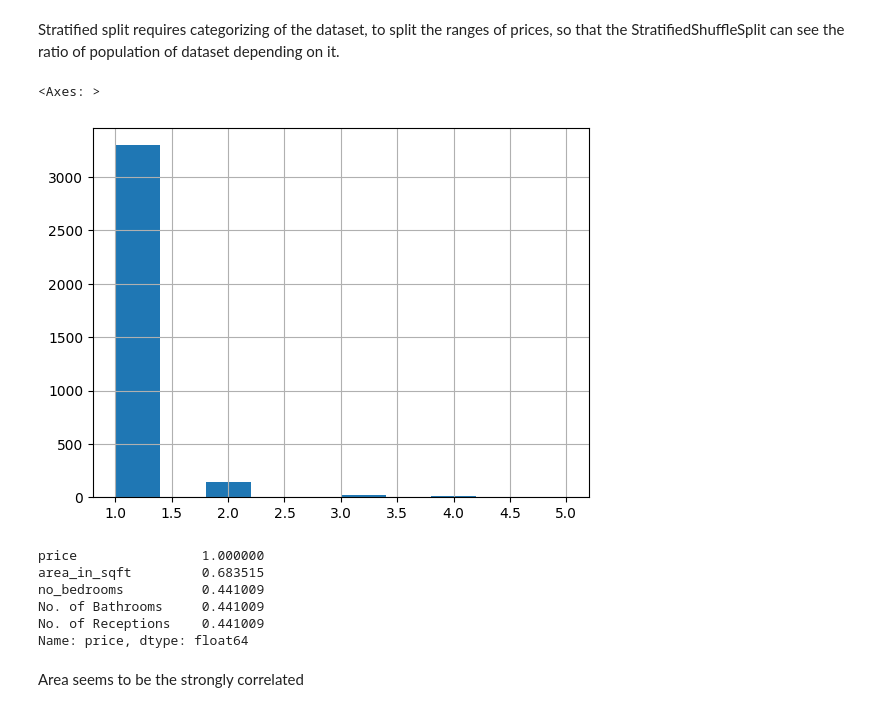
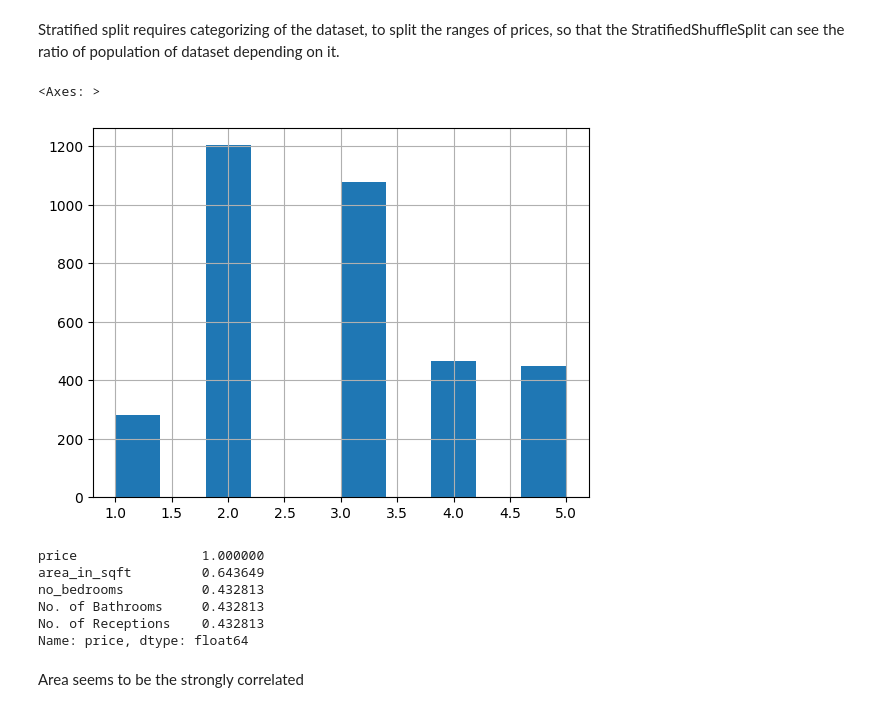
Before and after one commit to jee3153/london_housing_prediction, a Jupyter notebook: london_housing.ipynb, the cells around one changed output. Drawn from its saved outputs; the diff is of its cells as text; code cells hidden in the pictures.

```diff
--- a/london_housing.ipynb
+++ b/london_housing.ipynb
@@ -110,11 +112,11 @@ Stratified split requires categorizing of the dataset, to split the ranges of pr
 # %%
 # categorise price
 housing["price_cat"] = pd.cut(
     housing["price"],
-    bins=[0, 5000000, 10000000, 15000000, 20000000, np.inf],
+    bins=[0, 500000, 1000000, 2000000, 3000000, np.inf],
     labels=[1,2,3,4,5])
 housing["price_cat"].hist()
 # %% [output]
 <Axes: >
-[figure, old version]
+[figure, new version]
 # %%
@@ -146,10 +148,10 @@ corr_matrix = housing.corr()
 print(corr_matrix["price"])
 # %% [output]
 price                1.000000
-area_in_sqft         0.683515
-no_bedrooms          0.441009
-No. of Bathrooms     0.441009
-No. of Receptions    0.441009
+area_in_sqft         0.643649
+no_bedrooms          0.432813
+No. of Bathrooms     0.432813
+No. of Receptions    0.432813
 Name: price, dtype: float64
 # %% [markdown]
 Area seems to be the strongly correlated
```
Also changed, not shown: parts of 32 cells of this notebook.
